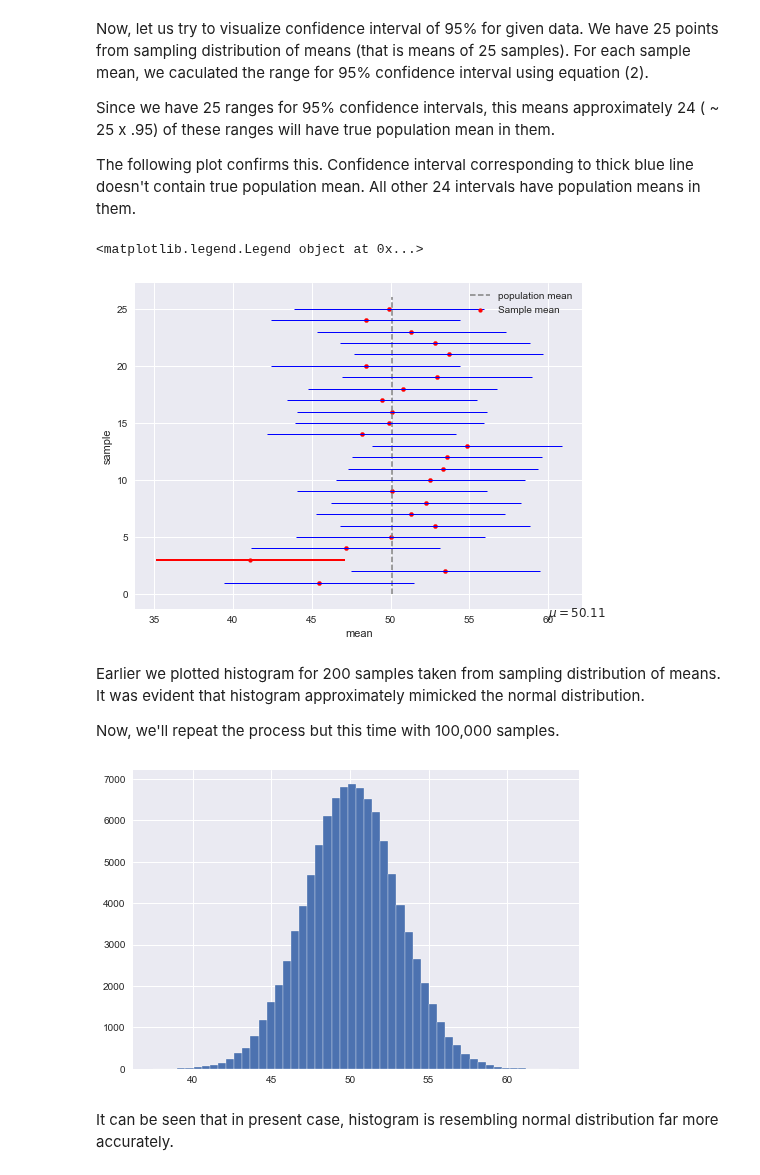
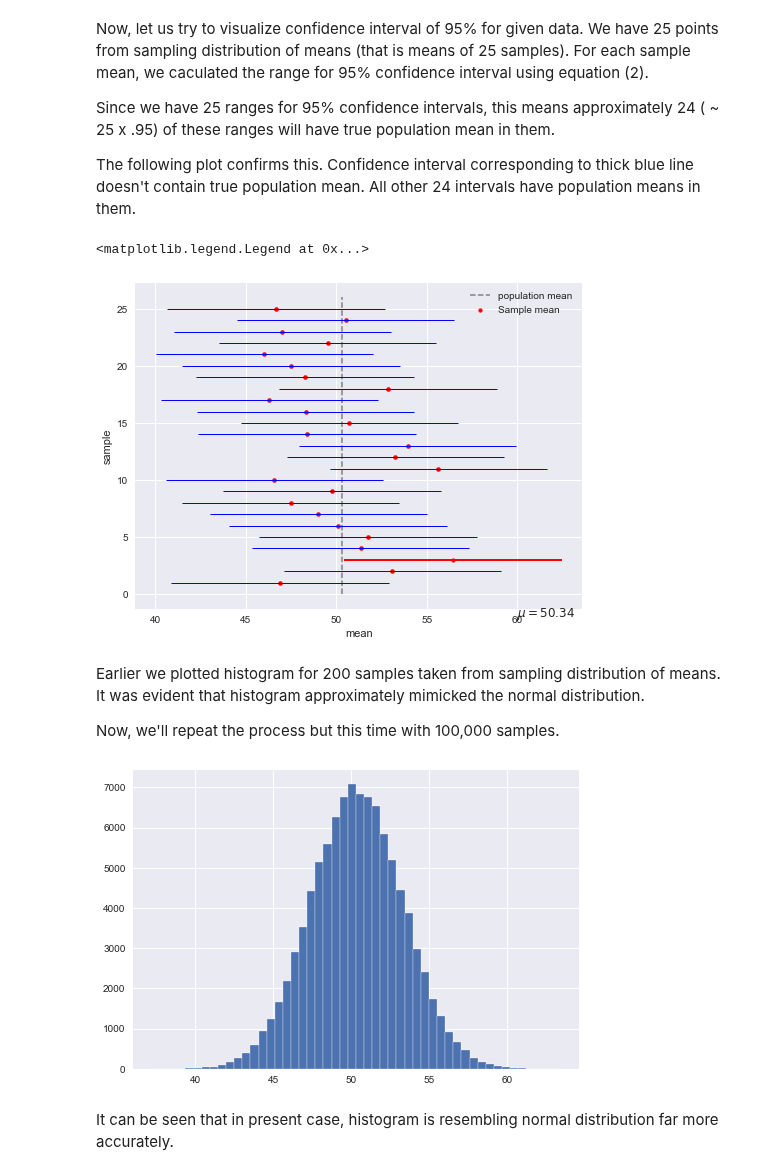
Before and after one commit to mayankkaizen/jupyter-notebooks, a Jupyter notebook: Probability and Stats/Stats.ipynb, the cells around one changed output. Drawn from its saved outputs; the diff is of its cells as text; code cells hidden in the pictures.

```diff
--- a/Probability and Stats/Stats.ipynb
+++ b/Probability and Stats/Stats.ipynb
@@ -595,8 +614,8 @@ The expressions for the mean and variance of the sampling distribution of the me
 # %% [markdown]
 Let us generate a 'population' of some measurement having 10000 observations.
 # %%
-np.random.seed(12345)
-x = np.random.randint(0,101, 10000) - (5*np.random.randn(10000))
+np.random.seed(123)
+data = np.random.randint(0,101, 10000) - (5*np.random.randn(10000))
 
-plt.hist(x);
+plt.hist(data);
 # %% [output]
@@ -604,8 +623,8 @@ plt.hist(x);
 # %% [markdown]
 Histogram for our data is shown above. It is definitely not normally distributed. We calculate the population mean and standard deviation so that we can compare them with our estimates.
 # %%
-pop_mean = np.mean(x)
-pop_std = np.std(x)
+pop_mean = np.mean(data)
+pop_std = np.std(data)
 
 
 pop_mean, pop_std
@@ -616,7 +635,7 @@ Let us take 200 samples with each sample having 200 random observations. We prep
 # %%
 l = []
 for i in range(200):
-    a = np.mean(np.random.choice(x, 100))
+    a = np.mean(np.random.choice(data, 100))
     l.append(a)
 
 len(l)
@@ -663,7 +682,7 @@ Notice that this value is very close close to the SE of mean which we calculated
 
 Usually we don't know the standard deviation for entire population so we use the sample standard deviation provided sample size is more than 30 and population distribution is not strongly skewed.
 # %%
-b = np.random.choice(x,100)
+b = np.random.choice(data,100)
 sample_std = np.std(b)
 se_2 = sample_std/10
 se_2                  #Standard error when Population std dev not known so we use the sample std dev
@@ -730,8 +743,8 @@ plt.ylabel('sample')
 plt.text(60,-2,'$\mu = %.2f$' %pop_mean)
 plt.legend(scatterpoints = 1,frameon = False)
 # %% [output]
-<matplotlib.legend.Legend object at 0x...>
+<matplotlib.legend.Legend at 0x...>
-[figure, old version]
+[figure, new version]
 # %% [markdown]
 Earlier we plotted histogram for 200 samples taken from sampling distribution of means. It was evident that histogram approximately mimicked the normal distribution.
 
@@ -739,12 +752,12 @@ Now, we'll repeat the process but this time with 100,000 samples.
 # %%
 l1 = []
 for i in range(100000):
-    a = np.mean(np.random.choice(x, 100))
+    a = np.mean(np.random.choice(data, 100))
     l1.append(a)
 
 plt.hist(l1, bins = 50);
 # %% [output]
-[figure, old version]
+[figure, new version]
 # %% [markdown]
 It can be seen that in present case, histogram is resembling normal distribution far more accurately.
 # %%
```
Also changed, not shown: parts of 42 cells of this notebook, 18 other files.
